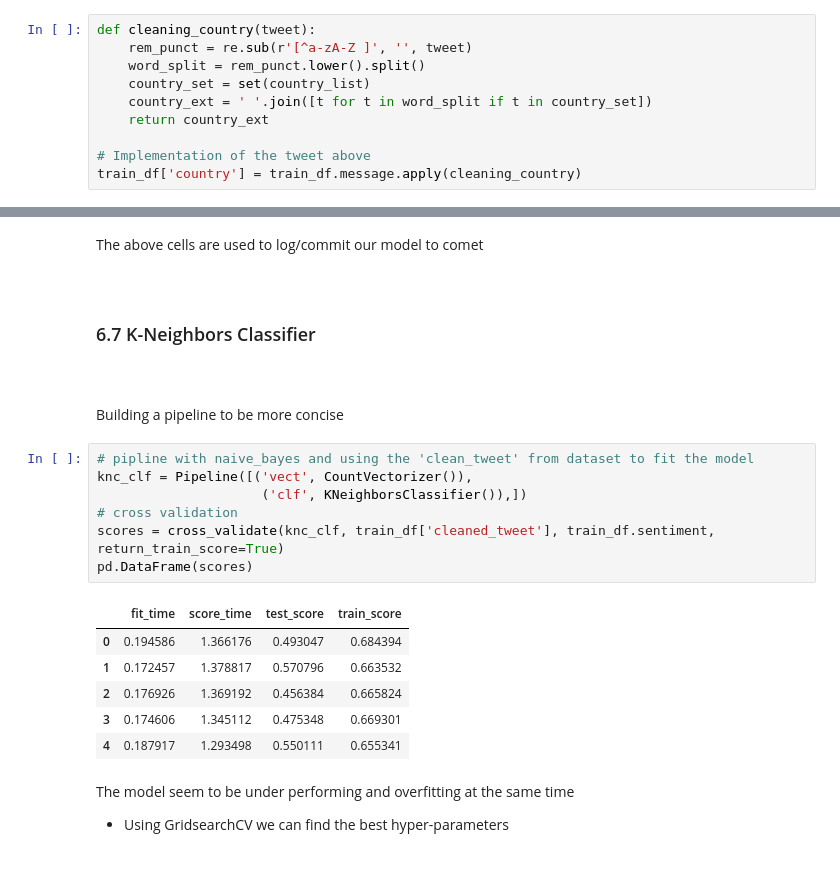
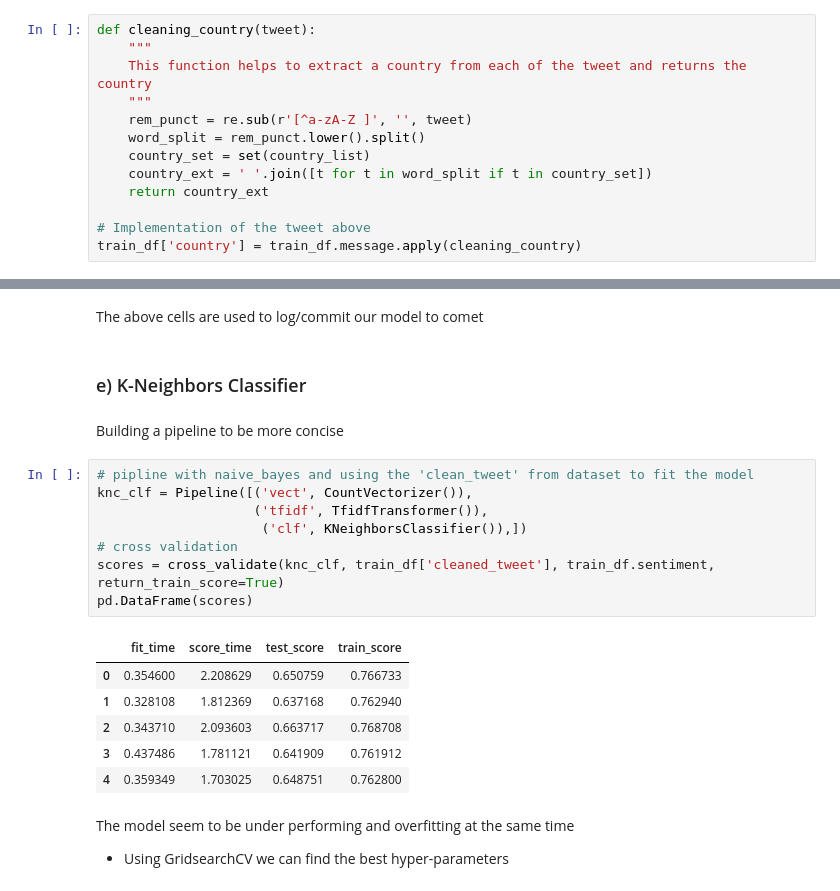
Before and after one commit to KenCBonyo/classification-predict-streamlit-template_notebook, a Jupyter notebook: predict_classification_data_processing.ipynb, the cells around one changed output, grey strips where cells are left out. Saved outputs shown, nothing was run; the diff lists cells and outputs as text.

```diff
--- a/predict_classification_data_processing.ipynb
+++ b/predict_classification_data_processing.ipynb
@@ -316,6 +340,9 @@ for country in pycountry.countries:
 country_list = list(map(lambda x: x.lower(),country_list))
 # %%
 def cleaning_country(tweet):
+    """
+    This function helps to extract a country from each of the tweet and returns the country
+    """
     rem_punct = re.sub(r'[^a-zA-Z ]', '', tweet)
     word_split = rem_punct.lower().split()
     country_set = set(country_list)
@@ -759,27 +833,24 @@ experiment.log_confusion_matrix(matrix=cm)
 # %% [markdown]
 The above cells are used to log/commit our model to comet
 # %% [markdown]
-&emsp;
-### 6.7 K-Neighbors Classifier
-
-
-&emsp;
+### e) K-Neighbors Classifier
 # %% [markdown]
 Building a pipeline to be more concise
 # %%
 # pipline with naive_bayes and using the 'clean_tweet' from dataset to fit the model
 knc_clf = Pipeline([('vect', CountVectorizer()),
+                    ('tfidf', TfidfTransformer()),
                      ('clf', KNeighborsClassifier()),])
 # cross validation
 scores = cross_validate(knc_clf, train_df['cleaned_tweet'], train_df.sentiment, return_train_score=True)
 pd.DataFrame(scores)
 # %% [output]
 |  | fit_time | score_time | test_score | train_score |
-| 0 | 0.194586 | 1.366176 | 0.493047 | 0.684394 |
-| 1 | 0.172457 | 1.378817 | 0.570796 | 0.663532 |
-| 2 | 0.176926 | 1.369192 | 0.456384 | 0.665824 |
-| 3 | 0.174606 | 1.345112 | 0.475348 | 0.669301 |
-| 4 | 0.187917 | 1.293498 | 0.550111 | 0.655341 |
+| 0 | 0.354600 | 2.208629 | 0.650759 | 0.766733 |
+| 1 | 0.328108 | 1.812369 | 0.637168 | 0.762940 |
+| 2 | 0.343710 | 2.093603 | 0.663717 | 0.768708 |
+| 3 | 0.437486 | 1.781121 | 0.641909 | 0.761912 |
+| 4 | 0.359349 | 1.703025 | 0.648751 | 0.762800 |
 # %% [markdown]
 The model seem to be under performing and overfitting at the same time
 - Using GridsearchCV we can find the best hyper-parameters
```
Also changed, not shown: parts of 67 cells of this notebook.
